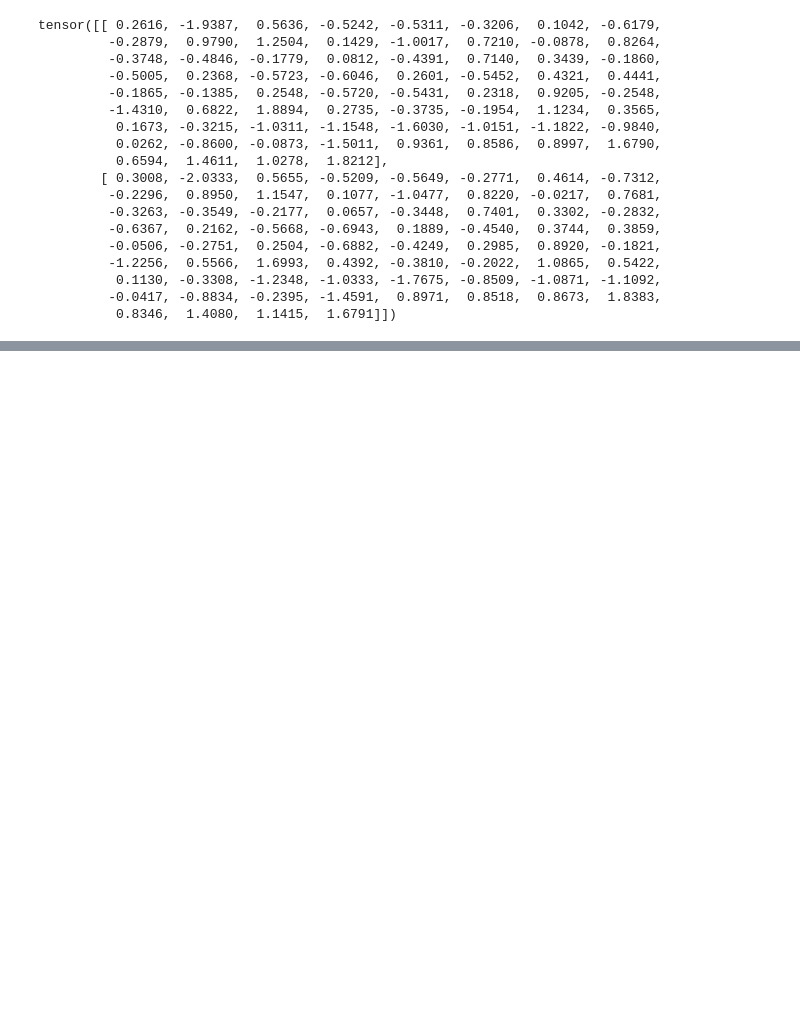
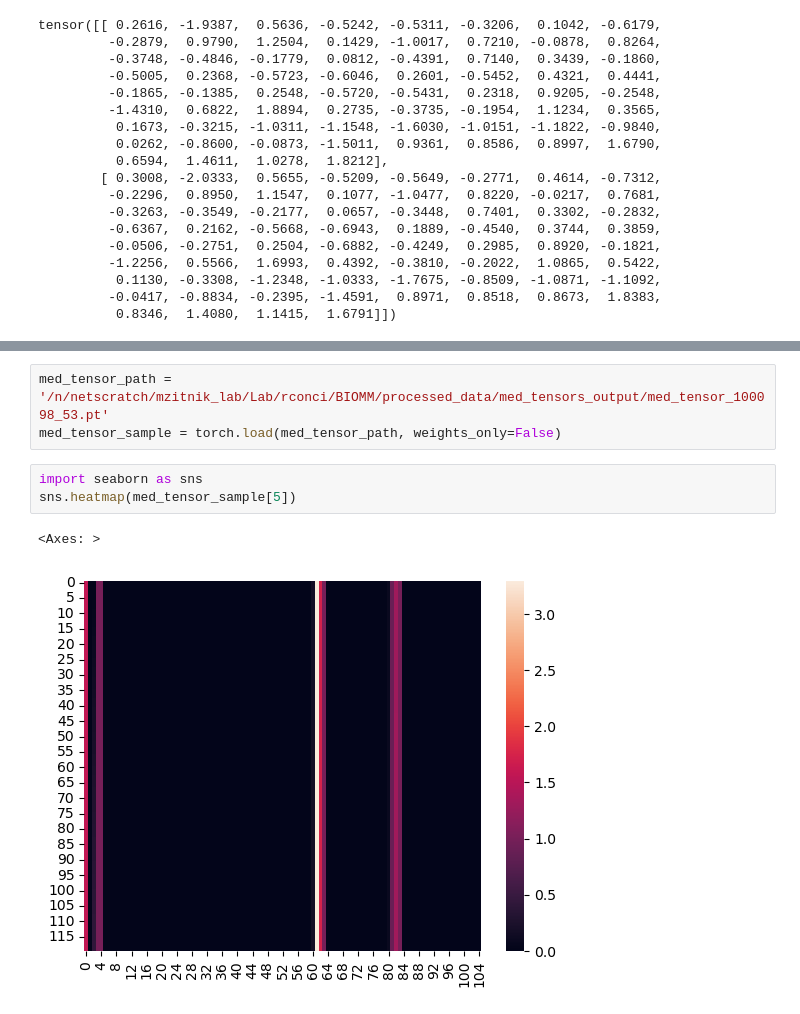
Before and after one commit to rickconci/Counterfactual_ICU, a Jupyter notebook: src_new/models/test.ipynb, the cells around one changed output, grey strips where cells are left out. Cells and saved outputs as stored; diff of their text form; blank space fills up the shorter version.

```diff
--- a/src_new/models/test.ipynb
+++ b/src_new/models/test.ipynb
@@ -373,0 +2331,9 @@ tensor([[ 0.2616, -1.9387,  0.5636, -0.5242, -0.5311, -0.3206,  0.1042, -0.6179,
+# %%
+med_tensor_path = '/n/netscratch/mzitnik_lab/Lab/rconci/BIOMM/processed_data/med_tensors_output/med_tensor_100098_53.pt'
+med_tensor_sample = torch.load(med_tensor_path, weights_only=False)
+# %%
+import seaborn as sns
+sns.heatmap(med_tensor_sample[5])
+# %% [output]
+<Axes: >
+[figure, added]
```
Also changed, not shown: parts of 32 cells of this notebook, 5 other files.
